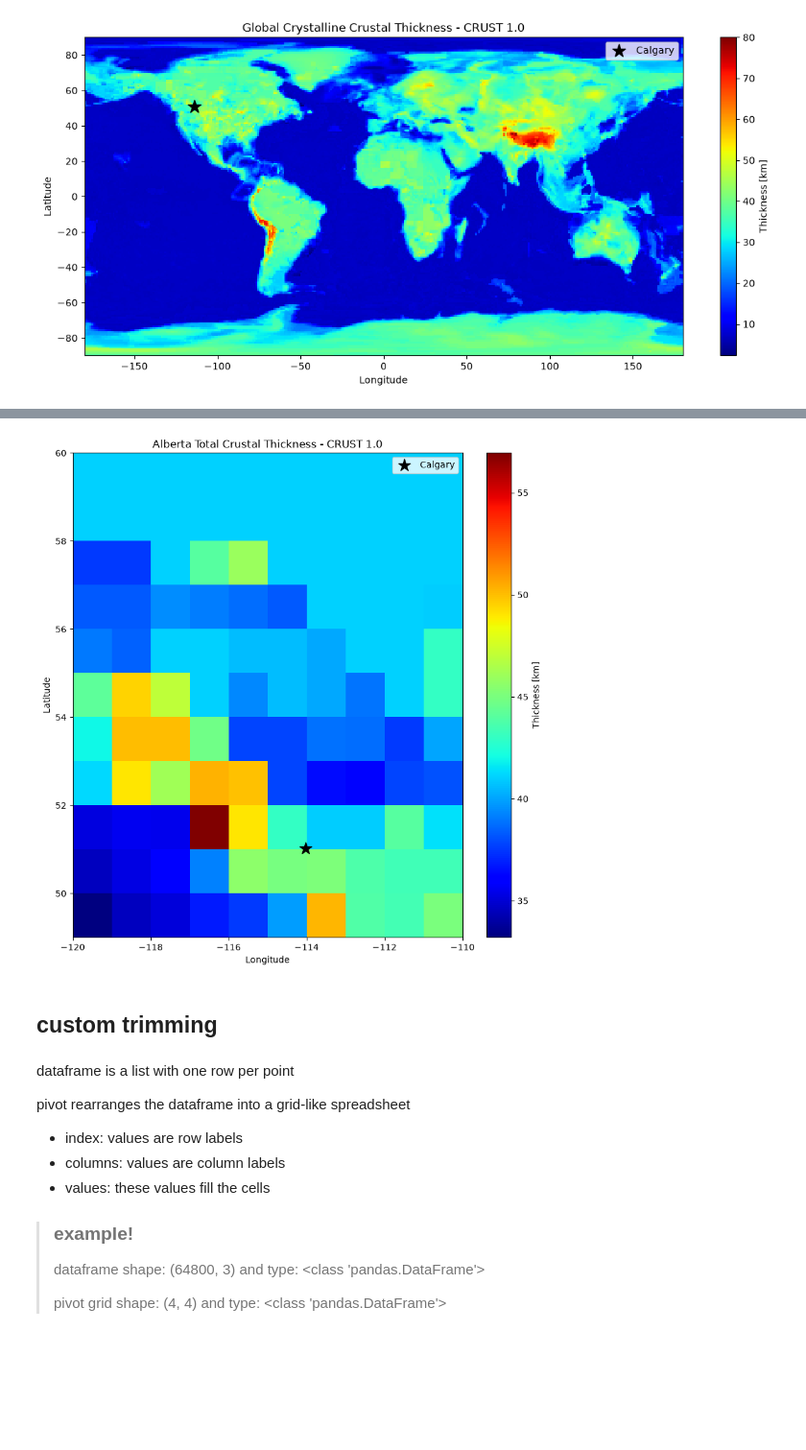
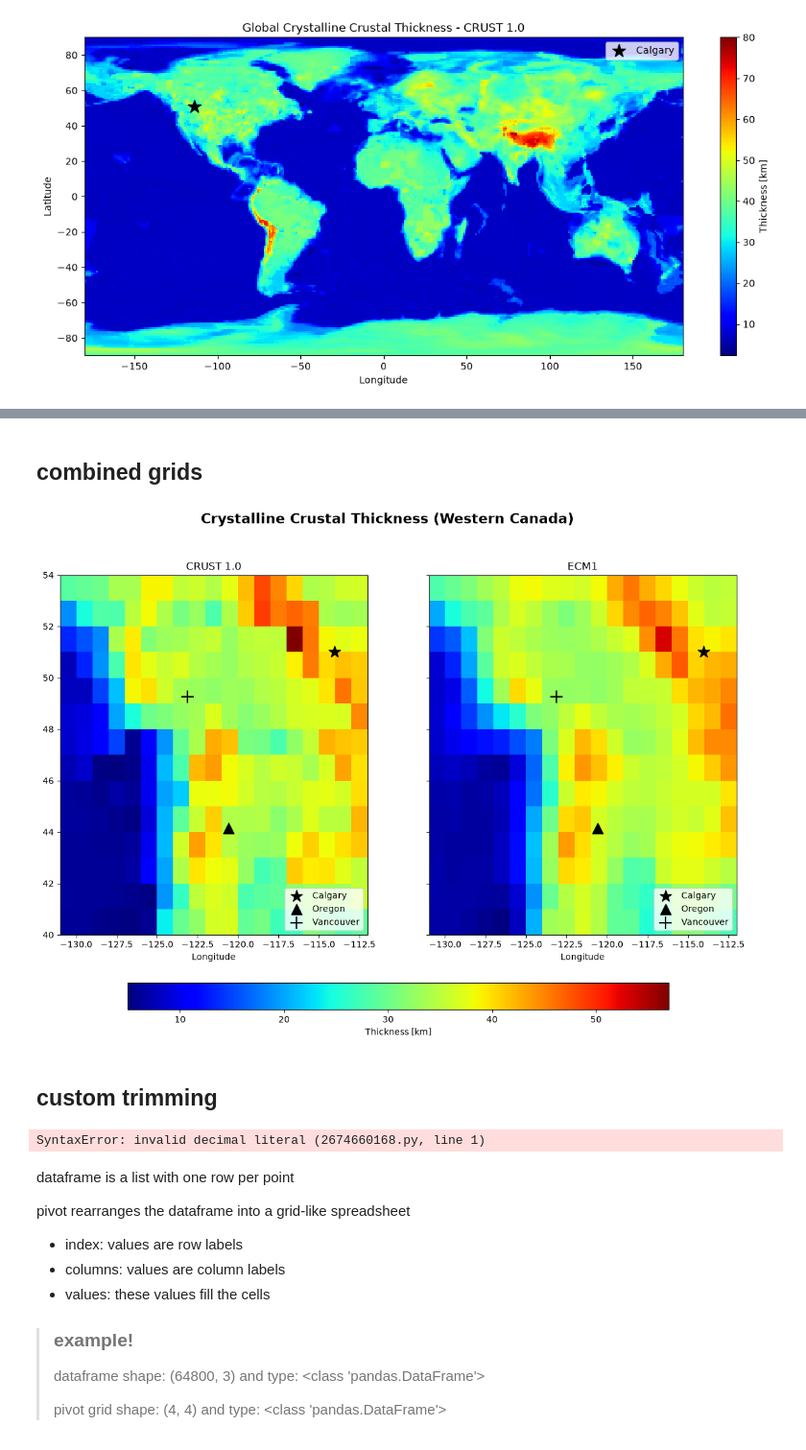
Before and after one commit to sydpas/grav_mag_model, a Jupyter notebook: src/ecm1/TO_3MT_ecm1.ipynb, the cells around one changed output, grey strips where cells are left out. Shown at 96% size. Saved outputs shown, nothing was run; the diff lists cells and outputs as text; code cells hidden in the pictures; blank space fills up the shorter version.

```diff
--- a/src/ecm1/TO_3MT_ecm1.ipynb
+++ b/src/ecm1/TO_3MT_ecm1.ipynb
@@ -227,27 +270,54 @@ plt.show()
-# %%
-fig, ax11 = plt.subplots(figsize=(10, 10))
-
-pcm_cru_na = ax11.pcolormesh(long, lat, t_na, cmap='jet')
-fig.colorbar(pcm_cru_na, label='Thickness [km]')
-ax11.scatter(-114.03, 51.02, marker='*', color='black', s=200, label='Calgary')
-
-
-ax11.set_title('Alberta Total Crustal Thickness - CRUST 1.0')
-ax11.set_xlabel('Longitude')
-ax11.set_ylabel('Latitude')
-
-plt.legend()
-
-plt.savefig('..\\..\\figures\\ecm1\\crust1.0_AB_grid.png', dpi=400, bbox_inches='tight')
-plt.show()
-# %% [output]
-[figure, removed]
+# %% [markdown]
+## combined grids
+# %%
+fig, (ax2, ax22) = plt.subplots(1, 2, figsize=(14, 10), sharey=True)
+
+## crust 1.0 cad grid
+
+pcm_cru_res_na = ax2.pcolormesh(long, lat, crust1_res_na, cmap='jet')
+ax2.scatter(-114.03, 51.02, marker='*', color='black', s=200, label='Calgary')
+ax2.scatter(-120.58, 44.15, marker='^', color='black', s=150, label='Oregon')
+ax2.scatter(-123.12, 49.26, marker='+', color='black', s=200, label='Vancouver')
+
+ax2.set_title('CRUST 1.0')
+ax2.set_xlabel('Longitude')
+ax2.set_label('Latitude')
+
+ax2.legend(loc='lower right')
+
+## ecm1 cad grid
+
+pcm_hcc_na = ax22.pcolormesh(long, lat, hcc_na, cmap='jet', vmax=57, shading='nearest')
+ax22.scatter(-114.03, 51.02, marker='*', color='black', s=200, label='Calgary')
+ax22.scatter(-120.58, 44.15, marker='^', color='black', s=150, label='Oregon')
+ax22.scatter(-123.12, 49.26, marker='+', color='black', s=200, label='Vancouver')
+
+ax22.set_title('ECM1')
+ax22.set_xlabel('Longitude')
+
+## all together
+
+fig.colorbar(pcm_hcc_na, ax=[ax2, ax22], location='bottom', label='Thickness [km]', shrink=0.8, pad=0.1)
+
+
+plt.legend(loc='lower right')
+
+plt.suptitle('Crystalline Crustal Thickness (Western Canada)', fontsize=16, fontweight='bold')
+
+
+
+plt.savefig('..\\..\\figures\\ecm1\\crystal_compare_cad_grid.png', dpi=400, bbox_inches='tight')
+plt.show()
+# %% [output]
+[figure, added]
 # %% [markdown]
 ## custom trimming
 # %%
-df = d_E[d_E['long'].between(-140, -110) & d_E['lat'].between(40, 60)]
+df = d_E[d_E['long'].between(-1lat_min, -110) & d_E['lat'].between(lat_min, 60)]
 
 # df.to_csv('..\\created_data\\trimmed_hc_ECM1.csv', index=False)
+# %% [output]
+SyntaxError: invalid decimal literal (2674660168.py, line 1)
 # %% [markdown]
 dataframe is a list with one row per point
 
```
Also changed, not shown: parts of 20 cells of this notebook, 19 other files.
